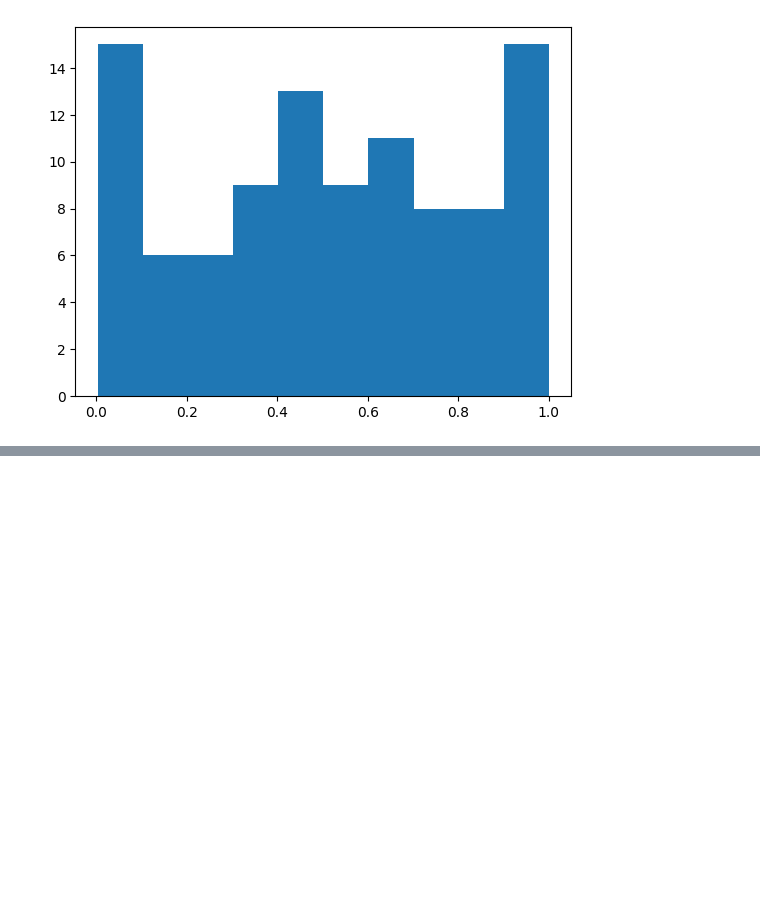
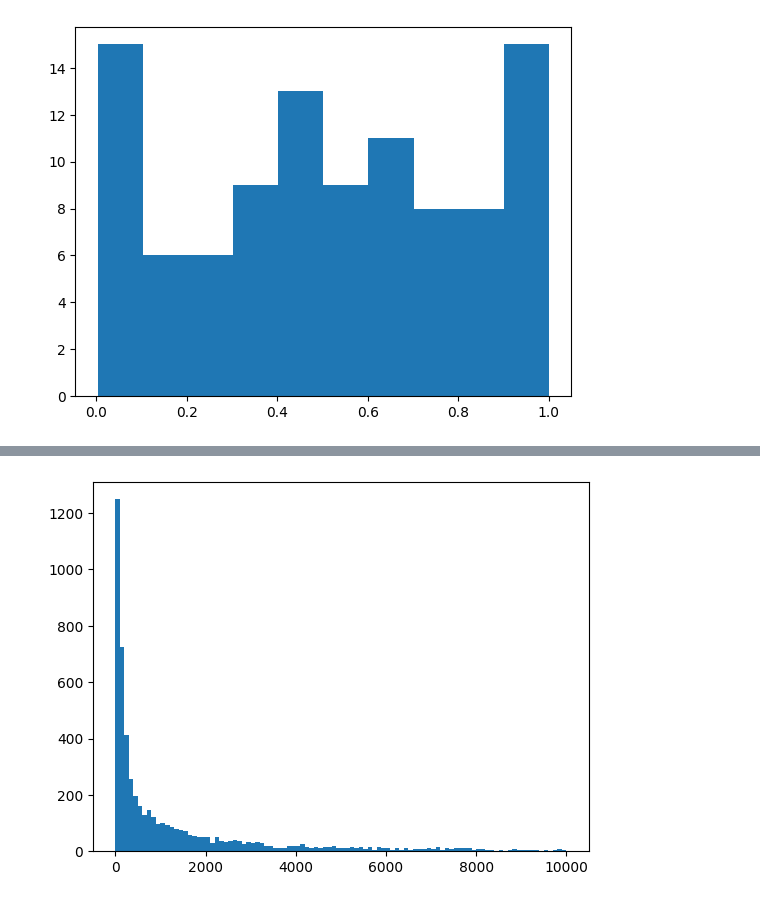
Before and after one commit to NU-MBAI-MSAI/hackathon-andrew-apple, a Jupyter notebook: part1/part1.ipynb, the cells around one changed output, grey strips where cells are left out. Drawn from its saved outputs; the diff is of its cells as text; code cells hidden in the pictures; blank space fills up the shorter version.

```diff
--- a/part1/part1.ipynb
+++ b/part1/part1.ipynb
@@ -45,0 +97,82 @@ if __name__ == "__main__":
+# %%
+# UGDS
+import csv
+import matplotlib.pyplot as plt
+
+def get_csv_data(filename):
+    infile = open(filename)
+    data = csv.reader(infile)
+    headers = next(data)
+
+    return headers, data
+
+def plot_histogram(values, interval=10):
+    plt.hist(values, interval, range=(0,10000))
+    plt.show()
+
+def get_colList(headers, column, data):
+    # UGDS
+    list = []
+    for row_id, row in enumerate(data):
+        for column_id, value in enumerate(row):
+            if headers[column_id] == column:
+                try:
+                    list.append(int(value))
+                except (ValueError, TypeError):
+                    pass
+    return list
+
+# ---------
+
+headers, data = get_csv_data("scorecard.csv")
+plot_histogram(get_colList(headers, "UGDS", data), 100)
+
+#
+# def get_csv_data(filename):
+#     infile = open(filename)
+#     data = csv.reader(infile)
+#     headers = next(data)
+#
+#     min_val, max_val = None, None
+#     val_list = []
+#     student_count = {}
+#     for row_id, row in enumerate(data):
+#         for column_id, value in enumerate(row):
+#             if names[column_id] == "UGDS":
+#                 try:
+#                     val_list.append(int(value))
+#                     # if value in student_count:
+#                     #     student_count[value] += 1
+#                     # else:
+#                     #     student_count[value] = 1
+#                 except (KeyError, ValueError):
+#                     print("Error: KeyError")
+#
+#
+#     # # print(student_count)
+#     # max_school = ""
+#     # # max_val = 0
+#     # value_list = []
+#     # bucket_count = 0
+#     # for key, value in student_count.items():
+#     #     bucket_count += 1
+#     #     value_list.append(value)
+#
+#     # return bucket_count, value_list
+#     return 5, val_list
+#     #     if value > max_val:
+#     #         max_val = value
+#     #         max_school = key
+#
+#
+#
+# def csv_histogram(filename):
+#     buckets, values = get_csv_data(filename)
+#     print(buckets)
+#     print(values)
+#     plt.hist(values, buckets)
+#     plt.show()
+#
+# csv_histogram("scorecard.csv")
+# %% [output]
+[figure, added]
```
Also changed, not shown: parts of 3 cells of this notebook, 1 other file.
